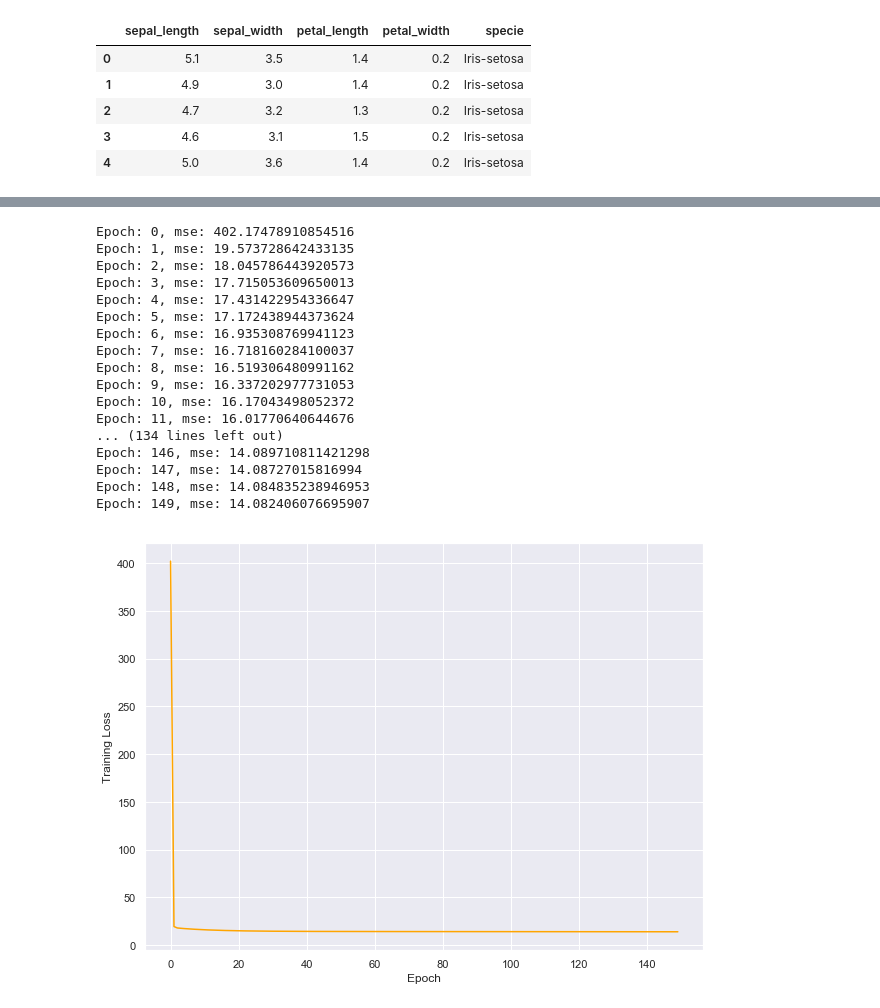
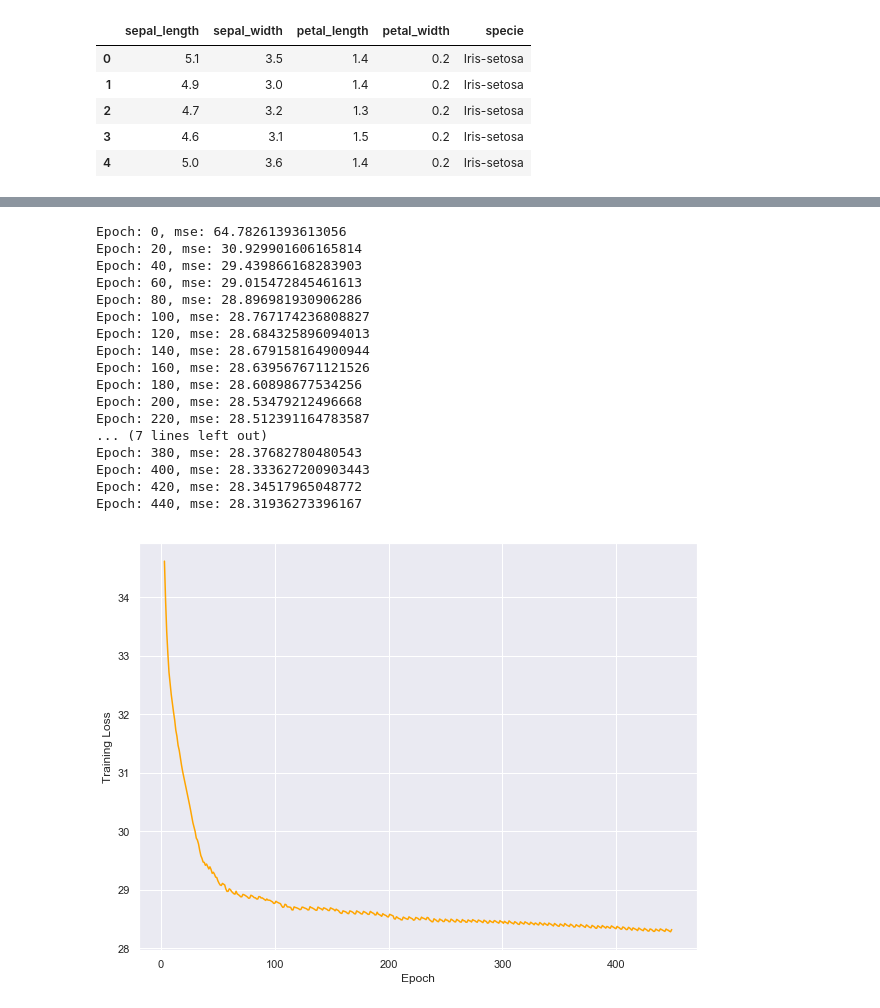
Before and after one commit to Berkays/MLP, a Jupyter notebook: nn.ipynb, the cells around one changed output, grey strips where cells are left out. Saved outputs shown, nothing was run; the diff lists cells and outputs as text; code cells hidden in the pictures.

Commit message:
weight numpy

```diff
--- a/nn.ipynb
+++ b/nn.ipynb
@@ -172,8 +151,10 @@ class Model():
             for row,target in zip(X,y):
                 error += self.backPropagate(row,target)
             loss = np.mean(error)
-            history.loc[history.shape[0]] = [e,loss]
-            print(f'Epoch: {e}, {self.loss_function}: {loss}')
+            if(e > 2):
+                history.loc[history.shape[0]] = [e,loss]
+            if(e % 20 == 0):
+                print(f'Epoch: {e}, {self.loss_function}: {loss}')
 
         return history
 
@@ -195,24 +176,20 @@ class Model():
 
         output = self.feedForward(x)
         output_error = y - output # compute error
-        output_delta = output_error * output_layer.relu_grad(output)
+        output_delta = output_error * output_layer.get_gradient(output)
 
         output_layer.delta = np.array(output_delta)
 
         for i in range(self.layerCount - 2,0,-1):
-
             nextLayer = self.layers[i +  1]
             currentLayer = self.layers[i]
 
-            w2 = nextLayer.get_weights()
+            w2 = nextLayer.weights
             d2 = nextLayer.delta
 
-            #print(d.shape)
-            #print(w.shape)
+            error = np.dot(d2,w2.T)
 
-            error = np.dot(d2,w2)
-
-            g = currentLayer.get_gradients()
+            g = currentLayer.get_gradient(currentLayer.lastActivation)
 
             delta = error * g
             currentLayer.delta = delta
@@ -220,45 +197,50 @@ class Model():
         for i in range(self.layerCount - 2,0,-1):
             nextLayer = self.layers[i +  1]
             currentLayer = self.layers[i]
-
-            for k in range(0,nextLayer.units):
-                w = nextLayer.get_weights()
-                w += self.lr * np.dot(nextLayer.delta[k],currentLayer.lastActivation)
-                nextLayer.update_weights(w)
-                nextLayer.perceptrons[k].bias += self.lr * nextLayer.delta[k]
+            w = nextLayer.weights
+            for n in range(0,w.shape[1]):
+                w[:,n] += self.lr * nextLayer.delta[n] * currentLayer.lastActivation[n]
+            nextLayer.weights = w
+            nextLayer.bias += self.lr * nextLayer.delta
+            #for k in range(0,nextLayer.units):
+             #   w = nextLayer.weights
+              #  w += self.lr * np.dot(nextLayer.delta[k],currentLayer.lastActivation)
+               # nextLayer.weights = w
+                #nextLayer.bias += self.lr * nextLayer.delta[k]
         return np.sum(output_error**2)
 # %%
 m = Model(lr=0.05)
 
-m.Add(InputLayer(input_dim=2))
-m.Add(DenseLayer(3,activation='relu'))
+m.Add(InputLayer(input_dim=1))
+m.Add(DenseLayer(128,activation='relu'))
+m.Add(DenseLayer(64,activation='relu'))
 m.Add(DenseLayer(1,activation='lu'))
 
 m.compile()
 
-history = m.train(x_train,y_train,150)
+history = m.train(x_train,y_train,450)
 
 fig = plt.figure(figsize=(10,7.5))
 ax = sns.lineplot(x='epoch',y='loss',color='orange',data=history)
 plt.xlabel('Epoch')
 plt.ylabel('Training Loss')
 plt.show()
 # %% [output]
-Epoch: 0, mse: 402.17478910854516
-Epoch: 1, mse: 19.573728642433135
-Epoch: 2, mse: 18.045786443920573
-Epoch: 3, mse: 17.715053609650013
-Epoch: 4, mse: 17.431422954336647
-Epoch: 5, mse: 17.172438944373624
-Epoch: 6, mse: 16.935308769941123
-Epoch: 7, mse: 16.718160284100037
-Epoch: 8, mse: 16.519306480991162
-Epoch: 9, mse: 16.337202977731053
-Epoch: 10, mse: 16.17043498052372
-Epoch: 11, mse: 16.01770640644676
-... (134 lines left out)
-Epoch: 146, mse: 14.089710811421298
-Epoch: 147, mse: 14.08727015816994
-Epoch: 148, mse: 14.084835238946953
-Epoch: 149, mse: 14.082406076695907
+Epoch: 0, mse: 64.78261393613056
+Epoch: 20, mse: 30.929901606165814
+Epoch: 40, mse: 29.439866168283903
+Epoch: 60, mse: 29.015472845461613
+Epoch: 80, mse: 28.896981930906286
+Epoch: 100, mse: 28.767174236808827
+Epoch: 120, mse: 28.684325896094013
+Epoch: 140, mse: 28.679158164900944
+Epoch: 160, mse: 28.639567671121526
+Epoch: 180, mse: 28.60898677534256
+Epoch: 200, mse: 28.53479212496668
+Epoch: 220, mse: 28.512391164783587
+... (7 lines left out)
+Epoch: 380, mse: 28.37682780480543
+Epoch: 400, mse: 28.333627200903443
+Epoch: 420, mse: 28.34517965048772
+Epoch: 440, mse: 28.31936273396167
-[figure, old version]
+[figure, new version]
```
Also changed, not shown: parts of 9 cells of this notebook.
